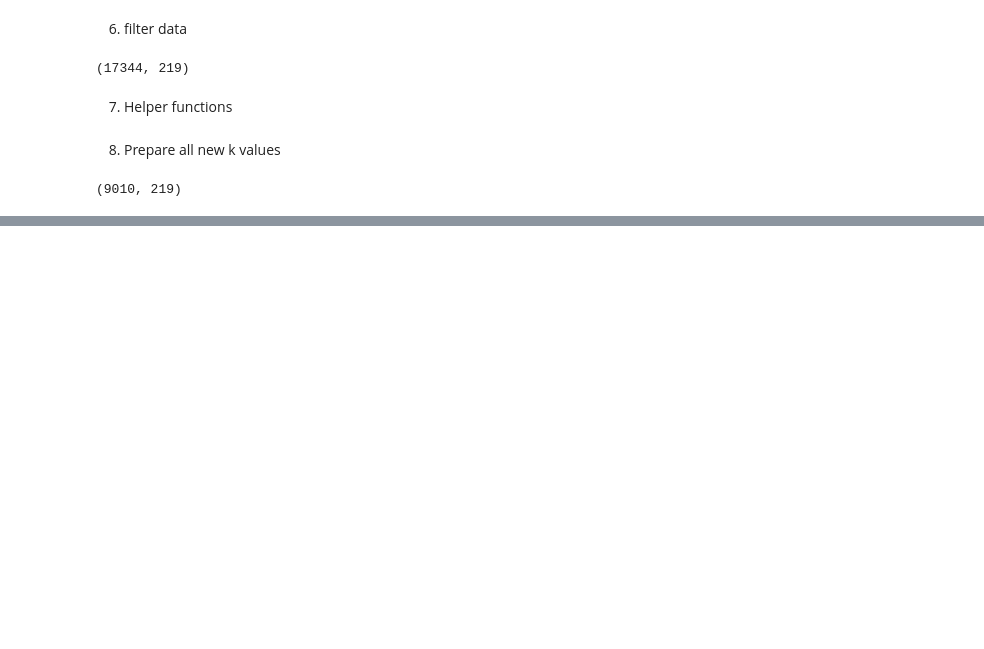
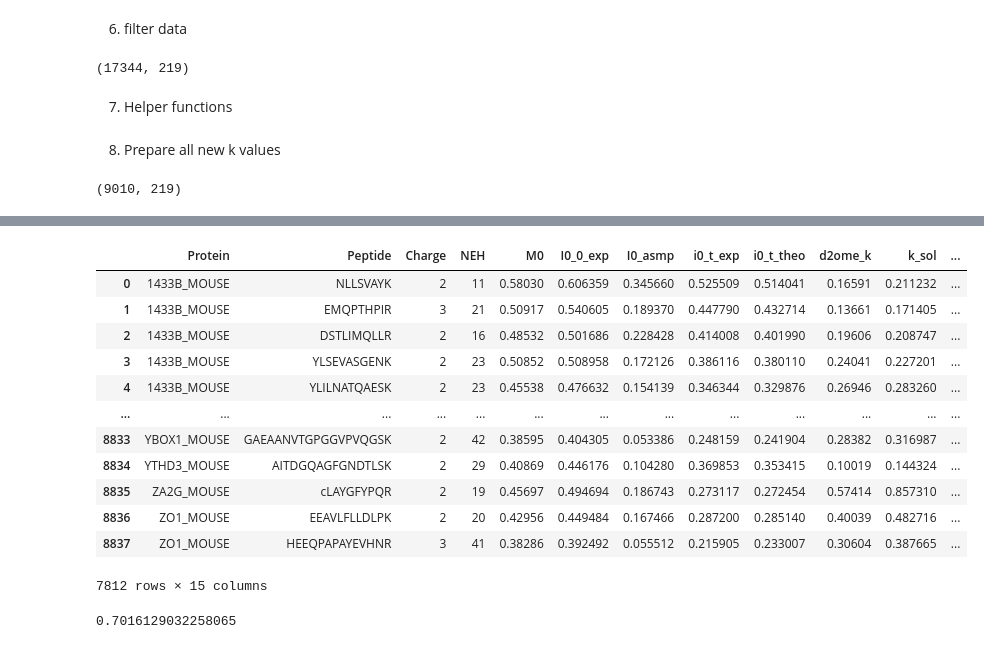
Before and after one commit to henockmamo54/TimePointSelection_paperAnalysis, a Jupyter notebook: Final/GenerateFigures/PlotGen-liver.ipynb, the cells around one changed output, grey strips where cells are left out. Saved outputs shown, nothing was run; the diff lists cells and outputs as text; code cells hidden in the pictures; blank space fills up the shorter version.

```diff
--- a/Final/GenerateFigures/PlotGen-liver.ipynb
+++ b/Final/GenerateFigures/PlotGen-liver.ipynb
@@ -418,0 +419,21 @@ except Exception as exp:
+# %%
+_res['rd']= abs(_res.d2ome_k-_res.k_sol) /_res.d2ome_k
+_res
+# %% [output]
+|  | Protein | Peptide | Charge | NEH | M0 | I0_0_exp | I0_asmp | i0_t_exp | i0_t_theo | d2ome_k | k_sol | ... |
+| 0 | 1433B_MOUSE | NLLSVAYK | 2 | 11 | 0.58030 | 0.606359 | 0.345660 | 0.525509 | 0.514041 | 0.16591 | 0.211232 | ... |
+| 1 | 1433B_MOUSE | EMQPTHPIR | 3 | 21 | 0.50917 | 0.540605 | 0.189370 | 0.447790 | 0.432714 | 0.13661 | 0.171405 | ... |
+| 2 | 1433B_MOUSE | DSTLIMQLLR | 2 | 16 | 0.48532 | 0.501686 | 0.228428 | 0.414008 | 0.401990 | 0.19606 | 0.208747 | ... |
+| 3 | 1433B_MOUSE | YLSEVASGENK | 2 | 23 | 0.50852 | 0.508958 | 0.172126 | 0.386116 | 0.380110 | 0.24041 | 0.227201 | ... |
+| 4 | 1433B_MOUSE | YLILNATQAESK | 2 | 23 | 0.45538 | 0.476632 | 0.154139 | 0.346344 | 0.329876 | 0.26946 | 0.283260 | ... |
+| ... | ... | ... | ... | ... | ... | ... | ... | ... | ... | ... | ... | ... |
+| 8833 | YBOX1_MOUSE | GAEAANVTGPGGVPVQGSK | 2 | 42 | 0.38595 | 0.404305 | 0.053386 | 0.248159 | 0.241904 | 0.28382 | 0.316987 | ... |
+| 8834 | YTHD3_MOUSE | AITDGQAGFGNDTLSK | 2 | 29 | 0.40869 | 0.446176 | 0.104280 | 0.369853 | 0.353415 | 0.10019 | 0.144324 | ... |
+| 8835 | ZA2G_MOUSE | cLAYGFYPQR | 2 | 19 | 0.45697 | 0.494694 | 0.186743 | 0.273117 | 0.272454 | 0.57414 | 0.857310 | ... |
+| 8836 | ZO1_MOUSE | EEAVLFLLDLPK | 2 | 20 | 0.42956 | 0.449484 | 0.167466 | 0.287200 | 0.285140 | 0.40039 | 0.482716 | ... |
+| 8837 | ZO1_MOUSE | HEEQPAPAYEVHNR | 3 | 41 | 0.38286 | 0.392492 | 0.055512 | 0.215905 | 0.233007 | 0.30604 | 0.387665 | ... |
+7812 rows × 15 columns
+# %%
+_res[_res['rd']<=0.3].shape[0]/_res.shape[0]
+# %% [output]
+0.7016129032258065
```
Also changed, not shown: parts of 1 cell of this notebook, 2 other files.
